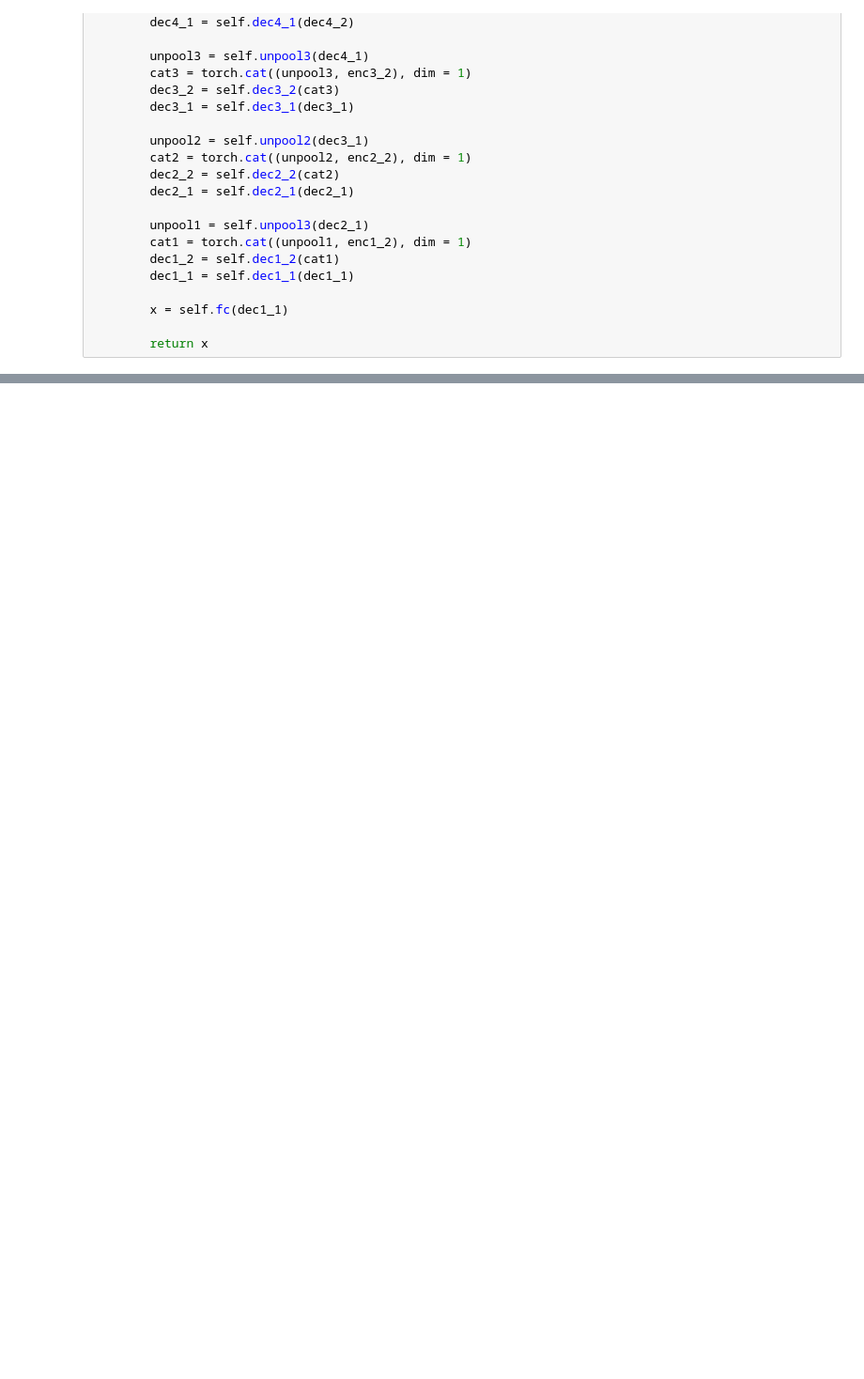
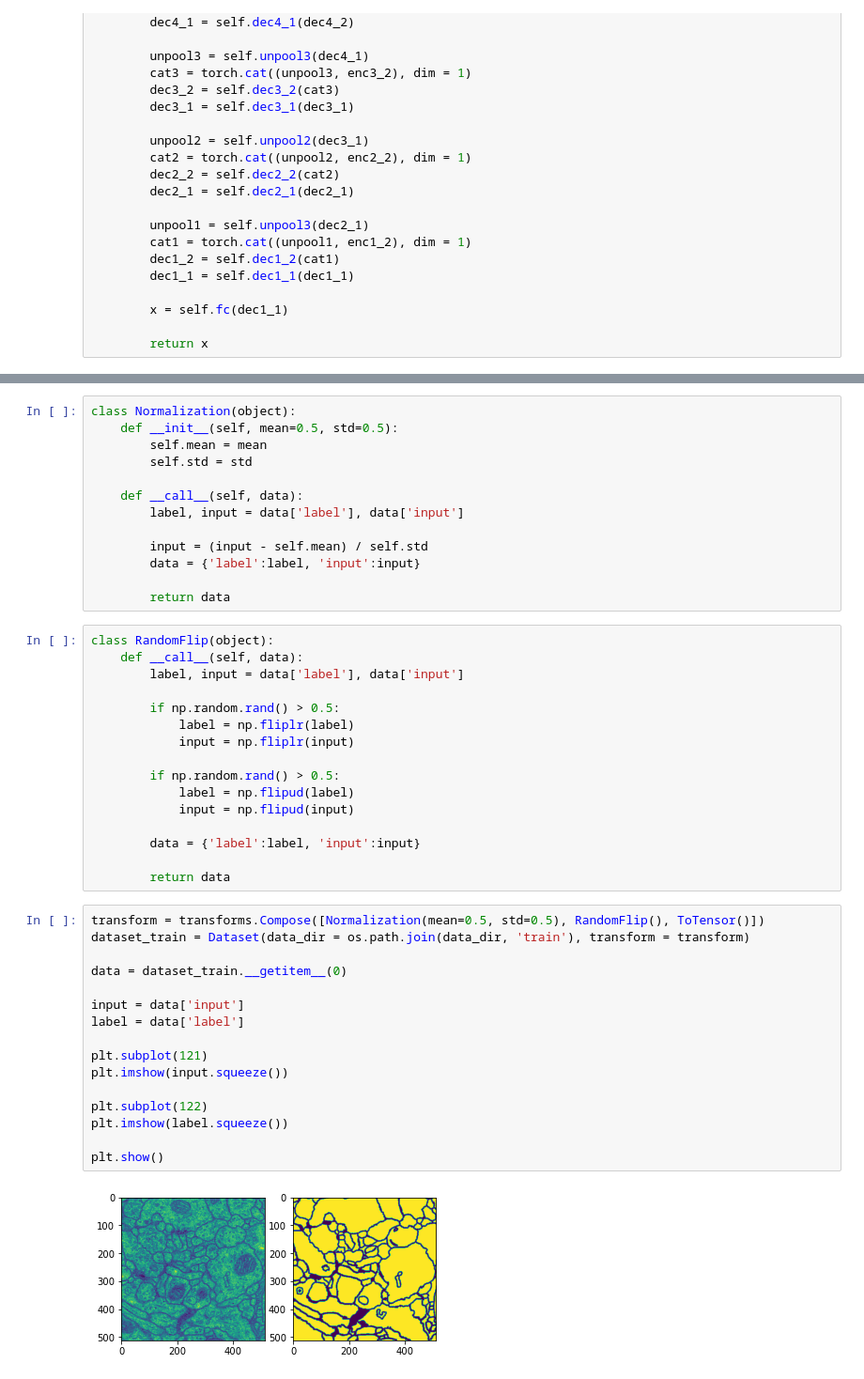
Before and after one commit to Jinhoss/ML_Study, a Jupyter notebook: Code/Unet/Unet.ipynb, the cells around one changed output, grey strips where cells are left out. Shown at 94% size. Drawn from its saved outputs; the diff is of its cells as text; blank space fills up the shorter version.

Commit message:
Unet dataloader, transform function

```diff
--- a/Code/Unet/Unet.ipynb
+++ b/Code/Unet/Unet.ipynb
@@ -136,0 +212,47 @@ class Unet(nn.Module):
+# %%
+class Normalization(object):
+    def __init__(self, mean=0.5, std=0.5):
+        self.mean = mean
+        self.std = std
+
+    def __call__(self, data):
+        label, input = data['label'], data['input']
+
+        input = (input - self.mean) / self.std
+        data = {'label':label, 'input':input}
+
+        return data
+# %%
+class RandomFlip(object):
+    def __call__(self, data):
+        label, input = data['label'], data['input']
+
+        if np.random.rand() > 0.5:
+            label = np.fliplr(label)
+            input = np.fliplr(input)
+
+        if np.random.rand() > 0.5:
+            label = np.flipud(label)
+            input = np.flipud(input)
+
+        data = {'label':label, 'input':input}
+
+        return data
+# %%
+transform = transforms.Compose([Normalization(mean=0.5, std=0.5), RandomFlip(), ToTensor()])
+dataset_train = Dataset(data_dir = os.path.join(data_dir, 'train'), transform = transform)
+
+data = dataset_train.__getitem__(0)
+
+input = data['input']
+label = data['label']
+
+plt.subplot(121)
+plt.imshow(input.squeeze())
+
+plt.subplot(122)
+plt.imshow(label.squeeze())
+
+plt.show()
+# %% [output]
+[figure, added]
```
Also changed, not shown: parts of 4 cells of this notebook.
